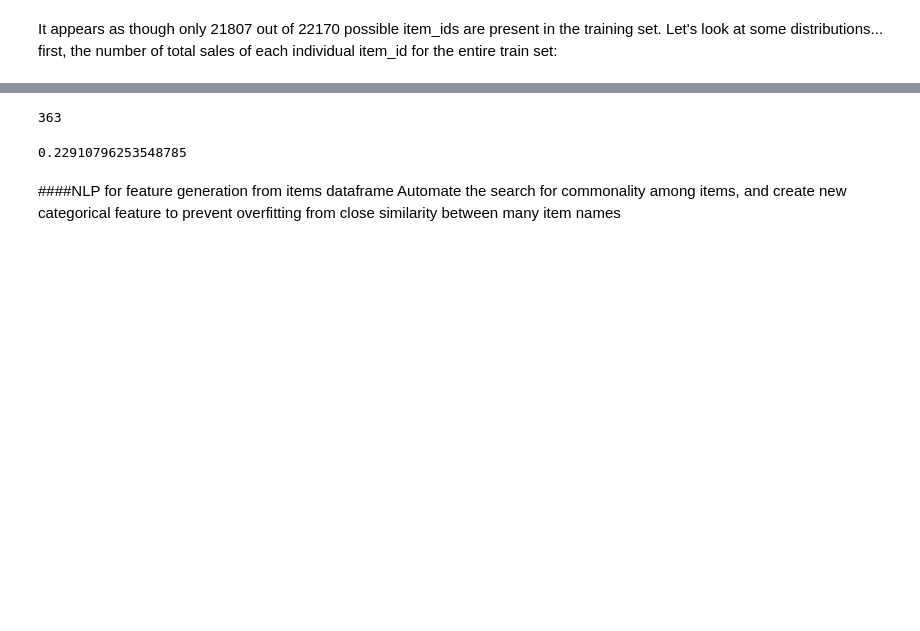
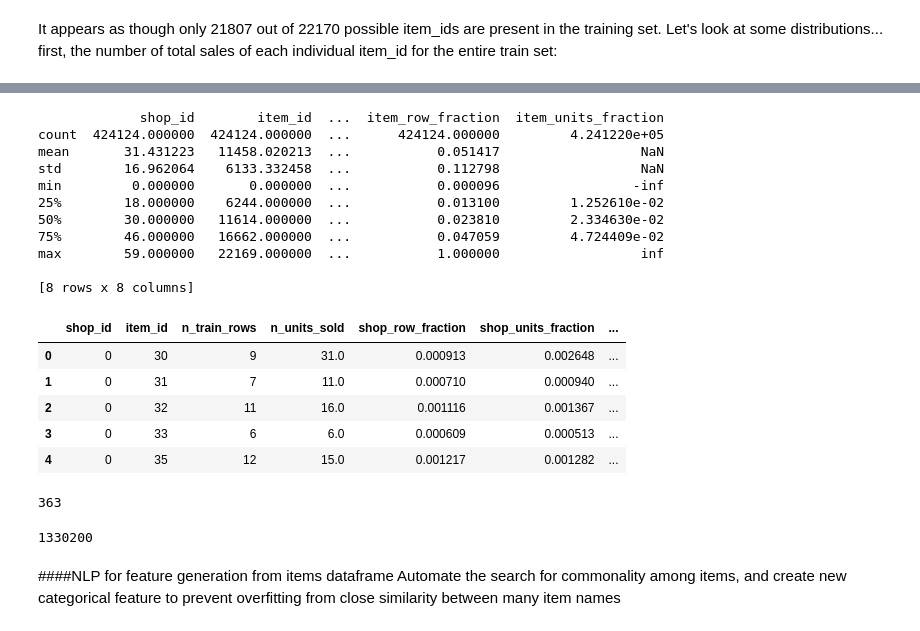
Before and after one commit to migai/Kag, a Jupyter notebook: ipynb_versions/MG_EDA_v2.5.ipynb, the cells around one changed output, grey strips where cells are left out. Drawn from its saved outputs; the diff is of its cells as text; code cells hidden in the pictures; blank space fills up the shorter version.

```diff
--- a/ipynb_versions/MG_EDA_v2.5.ipynb
+++ b/ipynb_versions/MG_EDA_v2.5.ipynb
@@ -1281,0 +1259,6 @@ Name: item_cnt_day, dtype: float64
+# %%
+# How many rows in the sales_train set for each item?  How many total units of each item were sold (per the sales_train dataset)?
+items_sales = sales_train.groupby("item_id", as_index=False).agg({'item_cnt_day': ['count', 'sum']})
+items_sales.columns = ['item_id','item_total_train_rows','item_total_units_sold']
+print(items_sales.describe())
+items_sales.head(10)
@@ -1307,11 +1324,46 @@ Name: n_train_rows, dtype: float64
+# %%
+# Compute the number of times a shop_id-item_id pair appears in the sales_train dataset
+# Also, for each shop_id-item_id pair, compute the number of those particular items sold at that shop (in the entire sales_train dataset)
+# Finally, for each shop_id-item_id pair, compute the fraction of the above two items with respect to the total numbers for the shop
+#   and with respect to the total numbers for the item
+shop_item_sales = sales_train.groupby(['shop_id','item_id'], as_index=False).agg({'item_cnt_day': ['count', 'sum']})
+shop_item_sales.columns = ['shop_id','item_id','n_train_rows','n_units_sold']
+shop_item_sales = shop_item_sales.merge(items_sales, on = 'item_id')
+shop_item_sales = shop_item_sales.merge(shops_sales, on = 'shop_id')
+shop_item_sales['shop_row_fraction'] = shop_item_sales.n_train_rows / shop_item_sales.shop_total_train_rows
+shop_item_sales['shop_units_fraction'] = shop_item_sales.n_units_sold / shop_item_sales.shop_total_units_sold
+shop_item_sales['item_row_fraction'] = shop_item_sales.n_train_rows / shop_item_sales.item_total_train_rows
+shop_item_sales['item_units_fraction'] = shop_item_sales.n_units_sold / shop_item_sales.item_total_units_sold
+shop_item_sales.drop(['item_total_train_rows','item_total_units_sold','shop_total_train_rows','shop_total_units_sold'], axis=1, inplace=True)
+
+print(shop_item_sales.describe())
+shop_item_sales.head()
+# %% [output]
+             shop_id        item_id  ...  item_row_fraction  item_units_fraction
+count  424124.000000  424124.000000  ...      424124.000000         4.241220e+05
+mean       31.431223   11458.020213  ...           0.051417                  NaN
+std        16.962064    6133.332458  ...           0.112798                  NaN
+min         0.000000       0.000000  ...           0.000096                 -inf
+25%        18.000000    6244.000000  ...           0.013100         1.252610e-02
+50%        30.000000   11614.000000  ...           0.023810         2.334630e-02
+75%        46.000000   16662.000000  ...           0.047059         4.724409e-02
+max        59.000000   22169.000000  ...           1.000000                  inf
+
+[8 rows x 8 columns]
+|  | shop_id | item_id | n_train_rows | n_units_sold | shop_row_fraction | shop_units_fraction | ... |
+| 0 | 0 | 30 | 9 | 31.0 | 0.000913 | 0.002648 | ... |
+| 1 | 0 | 31 | 7 | 11.0 | 0.000710 | 0.000940 | ... |
+| 2 | 0 | 32 | 11 | 16.0 | 0.001116 | 0.001367 | ... |
+| 3 | 0 | 33 | 6 | 6.0 | 0.000609 | 0.000513 | ... |
+| 4 | 0 | 35 | 12 | 15.0 | 0.001217 | 0.001282 | ... |
 # %%
 22170 - 21807
 # %% [output]
 363
-# %%
-2935849/22170/34 * (2/34)
-# %% [output]
-0.22910796253548785
+# %%
+60*22170
+# %% [output]
+1330200
 # %% [markdown]
 ####NLP for feature generation from items dataframe
 Automate the search for commonality among items, and create new categorical feature to prevent overfitting from close similarity between many item names
```
Also changed, not shown: parts of 10 cells of this notebook, 1 other file.
